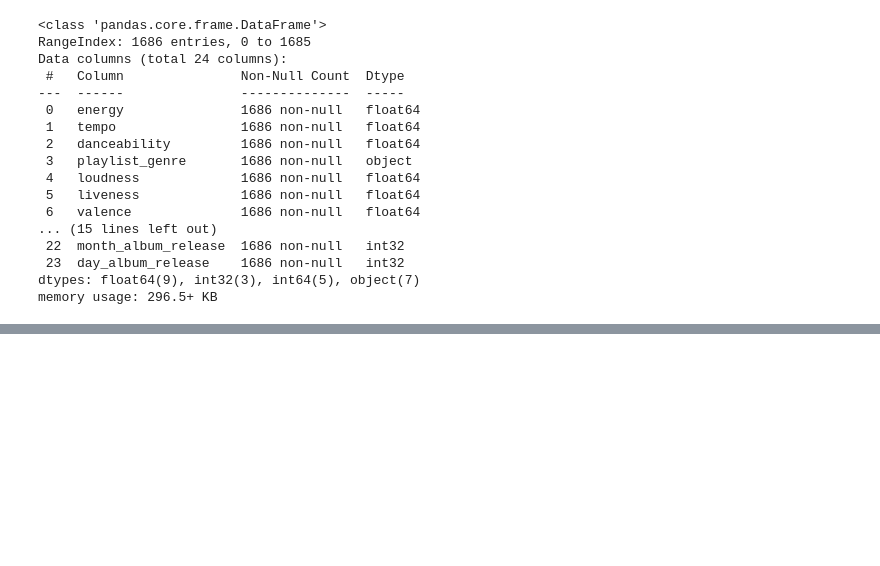
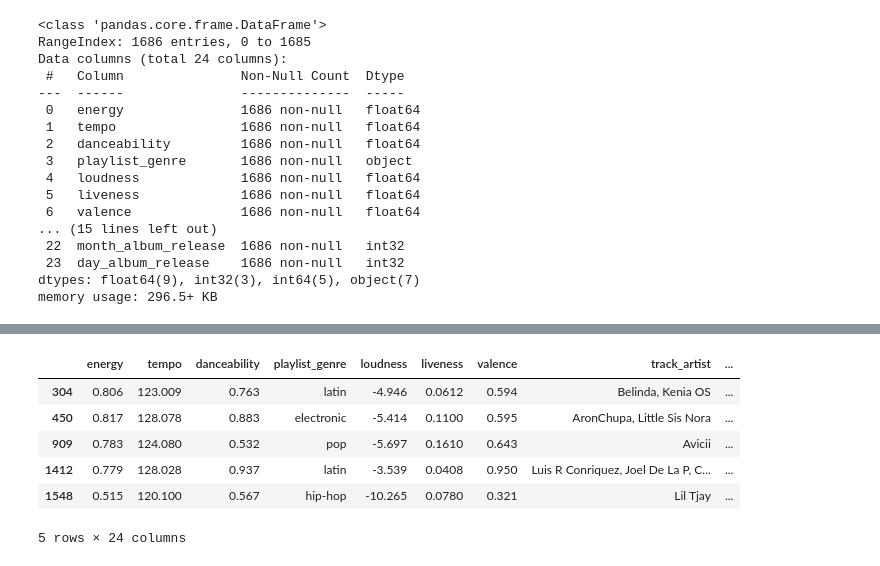
Before and after one commit to luiscr918/ContactoDocenteIA, a Jupyter notebook: Notebook_Luiscr918.ipynb, the cells around one changed output, grey strips where cells are left out. Cells and saved outputs as stored; diff of their text form; code cells hidden in the pictures; blank space fills up the shorter version.

```diff
--- a/Notebook_Luiscr918.ipynb
+++ b/Notebook_Luiscr918.ipynb
@@ -191,0 +224,11 @@ reg1.dataset_transformed
+# %%
+nuevos_datos=datos.sample(5)
+nuevos_datos
+# %% [output]
+|  | energy | tempo | danceability | playlist_genre | loudness | liveness | valence | track_artist | ... |
+| 304 | 0.806 | 123.009 | 0.763 | latin | -4.946 | 0.0612 | 0.594 | Belinda, Kenia OS | ... |
+| 450 | 0.817 | 128.078 | 0.883 | electronic | -5.414 | 0.1100 | 0.595 | AronChupa, Little Sis Nora | ... |
+| 909 | 0.783 | 124.080 | 0.532 | pop | -5.697 | 0.1610 | 0.643 | Avicii | ... |
+| 1412 | 0.779 | 128.028 | 0.937 | latin | -3.539 | 0.0408 | 0.950 | Luis R Conriquez, Joel De La P, C... | ... |
+| 1548 | 0.515 | 120.100 | 0.567 | hip-hop | -10.265 | 0.0780 | 0.321 | Lil Tjay | ... |
+5 rows × 24 columns
```
Also changed, not shown: parts of 6 cells of this notebook.
